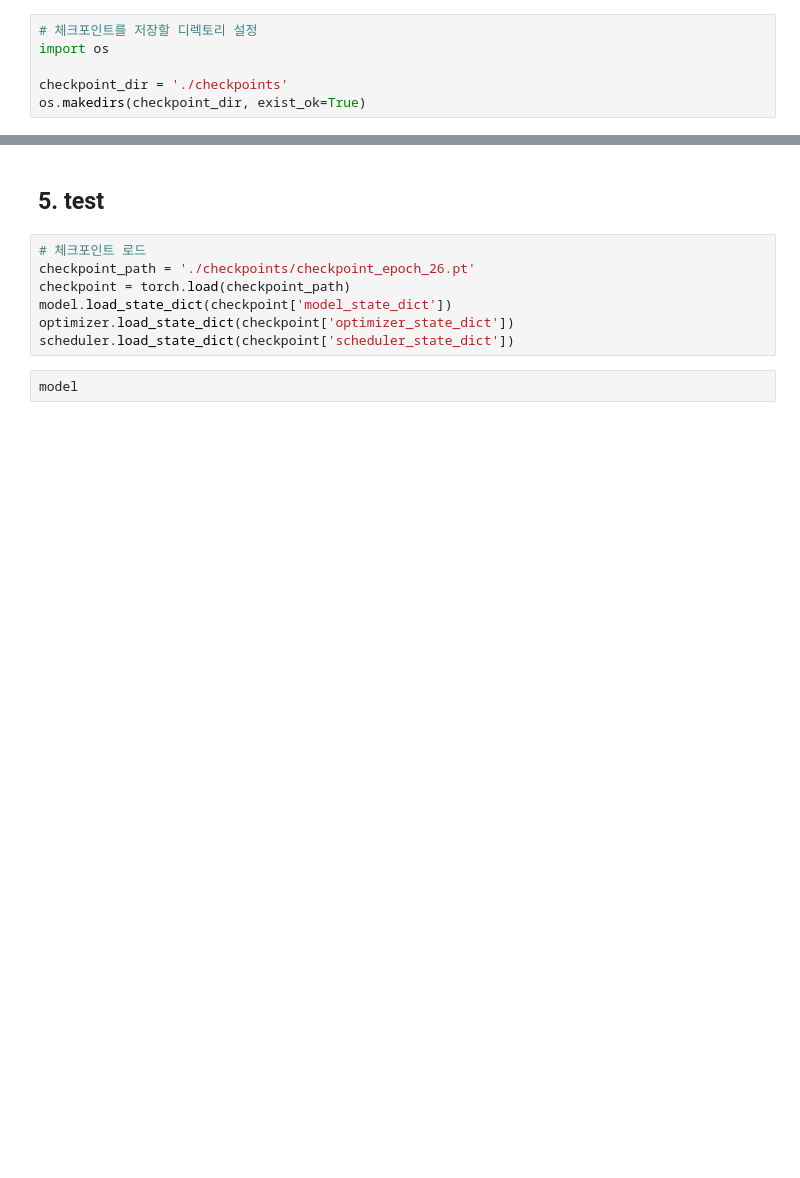
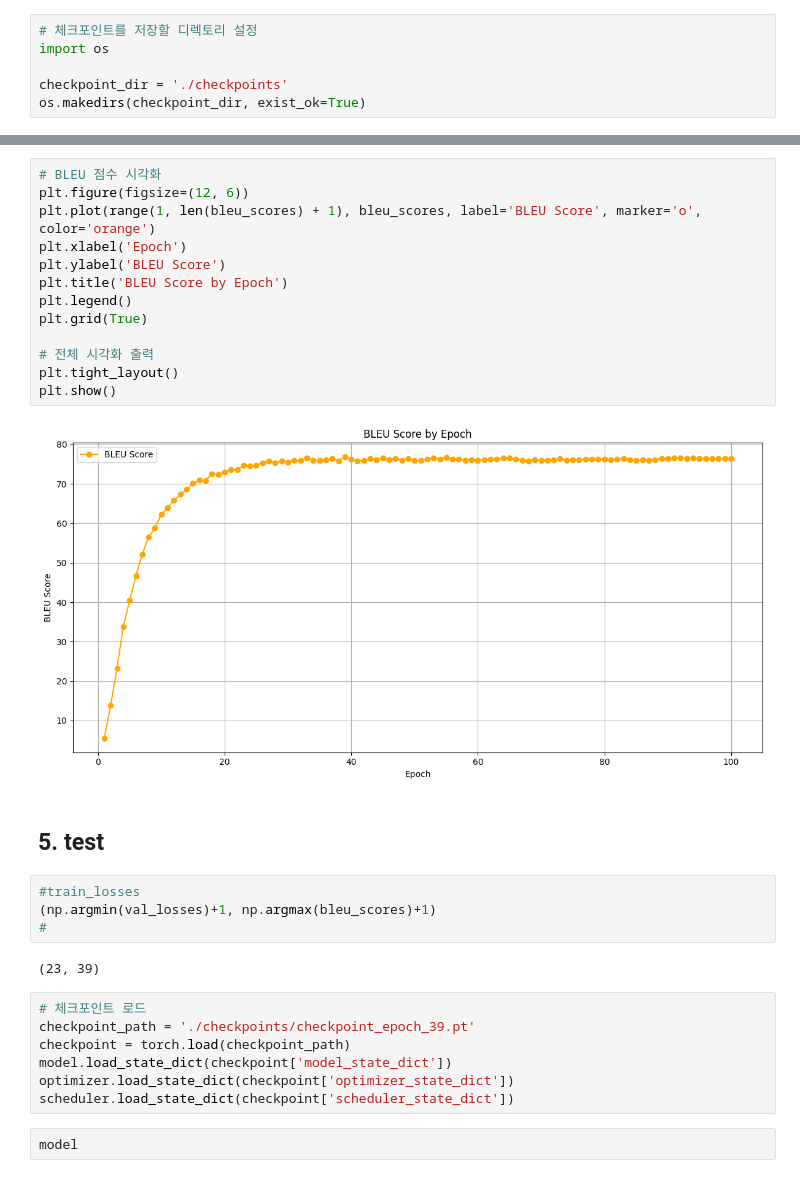
Before and after one commit to StoneMaenggu/coda-modeling, a Jupyter notebook: Gloss2Text/KoT5/0816_KoT5_DAset.ipynb, the cells around one changed output, grey strips where cells are left out. Saved outputs shown, nothing was run; the diff lists cells and outputs as text; blank space fills up the shorter version.

```diff
--- a/Gloss2Text/KoT5/0816_KoT5_DAset.ipynb
+++ b/Gloss2Text/KoT5/0816_KoT5_DAset.ipynb
@@ -443,8 +470,29 @@ plt.show()
+# %%
+# BLEU 점수 시각화
+plt.figure(figsize=(12, 6))
+plt.plot(range(1, len(bleu_scores) + 1), bleu_scores, label='BLEU Score', marker='o', color='orange')
+plt.xlabel('Epoch')
+plt.ylabel('BLEU Score')
+plt.title('BLEU Score by Epoch')
+plt.legend()
+plt.grid(True)
+
+# 전체 시각화 출력
+plt.tight_layout()
+plt.show()
+# %% [output]
+[figure, added]
 # %% [markdown]
 ## 5. test
+# %%
+#train_losses
+(np.argmin(val_losses)+1, np.argmax(bleu_scores)+1)
+#
+# %% [output]
+(23, 39)
 # %%
 # 체크포인트 로드
-checkpoint_path = './checkpoints/checkpoint_epoch_26.pt'
+checkpoint_path = './checkpoints/checkpoint_epoch_39.pt'
 checkpoint = torch.load(checkpoint_path)
 model.load_state_dict(checkpoint['model_state_dict'])
 optimizer.load_state_dict(checkpoint['optimizer_state_dict'])
```
Also changed, not shown: parts of 9 cells of this notebook.
